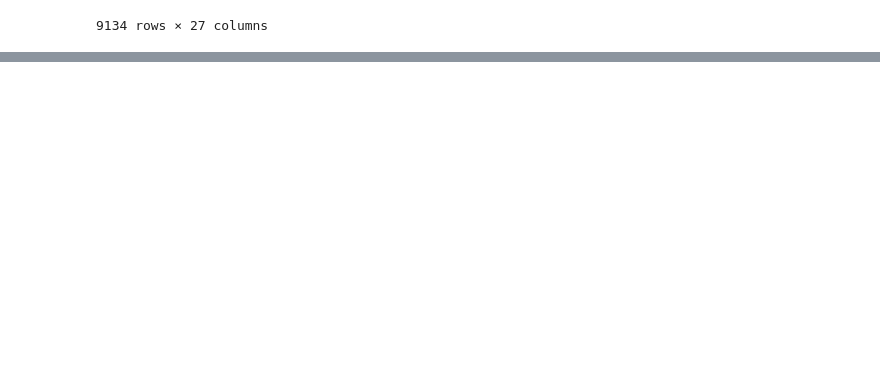
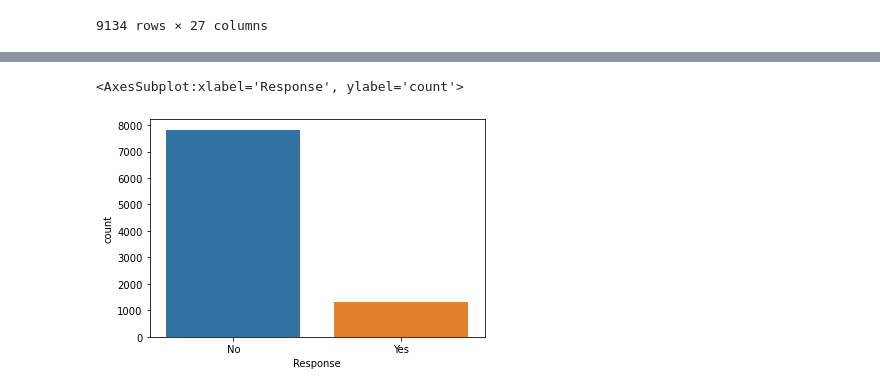
Before and after one commit to vanchido/lab-customer-analysis-round-2, a Jupyter notebook: lab-customer-analysis-round-2.ipynb, the cells around one changed output, grey strips where cells are left out. Cells and saved outputs as stored; diff of their text form; code cells hidden in the pictures; blank space fills up the shorter version.

```diff
--- a/lab-customer-analysis-round-2.ipynb
+++ b/lab-customer-analysis-round-2.ipynb
@@ -334,0 +368,5 @@ summary
+# %%
+sns.countplot(x='Response', data=df2)
+# %% [output]
+<AxesSubplot:xlabel='Response', ylabel='count'>
+[figure, added]
```
Also changed, not shown: parts of 7 cells of this notebook.
